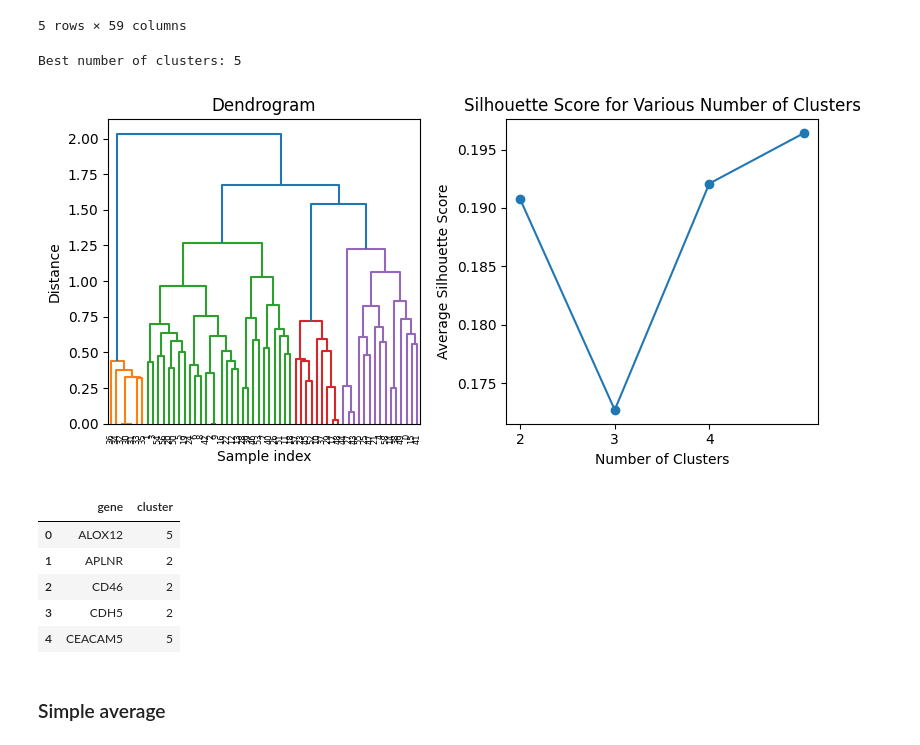
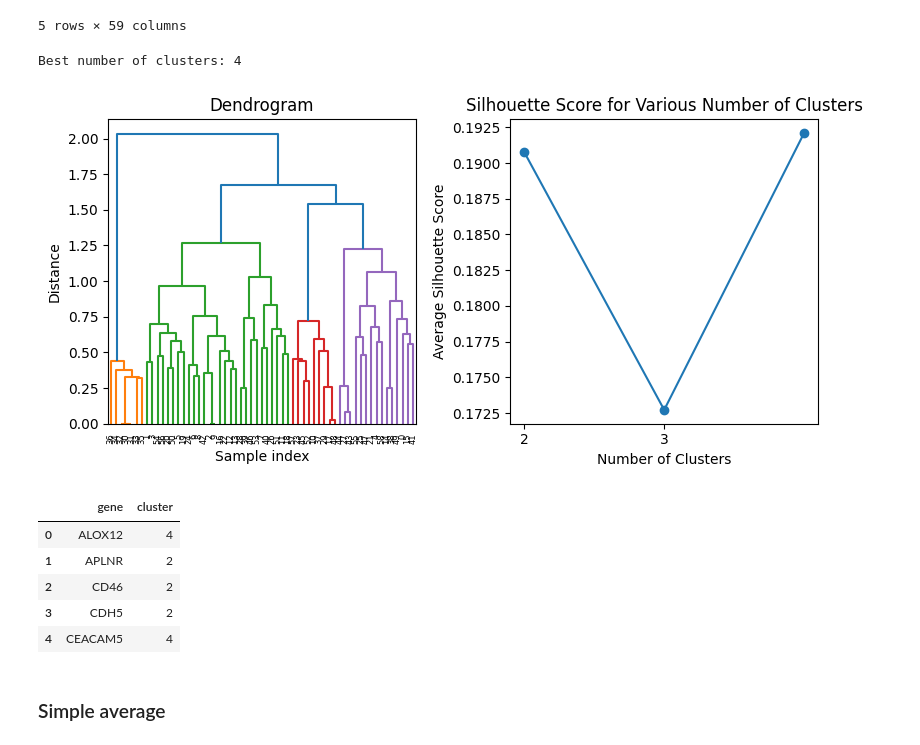
Before and after one commit to BioTechCo/main_project, a Jupyter notebook: process/GO_cluster.ipynb, the cells around one changed output. Cells and saved outputs as stored; diff of their text form; code cells hidden in the pictures.

Commit message:
Refactor cluster assignments in dbeta_GSE243529_TSS_0.15_simple.csv, dbeta_GSE243529_TSS_0.15_consensus.csv, and dbeta_GSE243529_TSS_0.15_weighted.csv

```diff
--- a/process/GO_cluster.ipynb
+++ b/process/GO_cluster.ipynb
@@ -127,20 +127,20 @@ weighted_sum_dataframe.head()
 5 rows × 59 columns
 # %%
 cluster_result_weighted = hierarchical_clustering(
-    weighted_sum_dataframe, range_min=2, range_max=5
+    weighted_sum_dataframe, range_min=2, range_max=4
 )
 # %% [output]
-Best number of clusters: 5
+Best number of clusters: 4
-[figure, old version]
+[figure, new version]
 # %%
 cluster_result_weighted.head()
 # %% [output]
 |  | gene | cluster |
-| 0 | ALOX12 | 5 |
+| 0 | ALOX12 | 4 |
 | 1 | APLNR | 2 |
 | 2 | CD46 | 2 |
 | 3 | CDH5 | 2 |
-| 4 | CEACAM5 | 5 |
+| 4 | CEACAM5 | 4 |
 # %% [markdown]
 ### Simple average
 # %%
```
Also changed, not shown: parts of 7 cells of this notebook, 2 other files.
